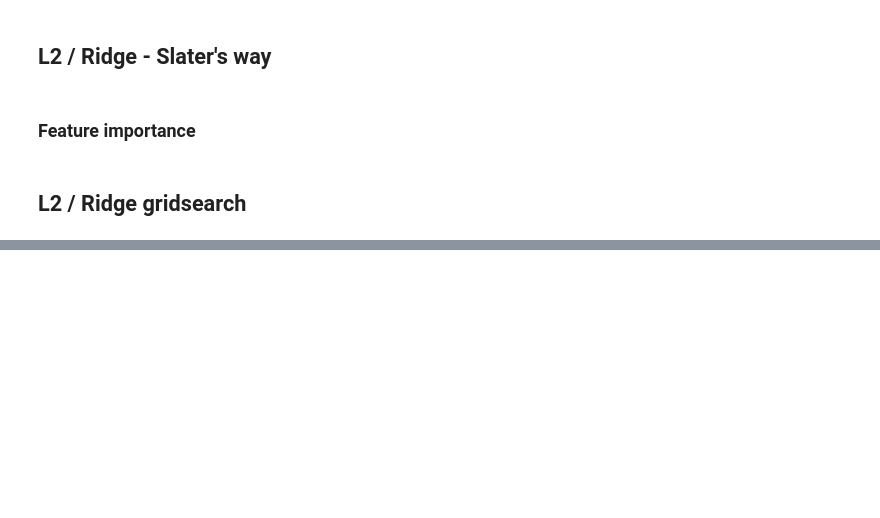
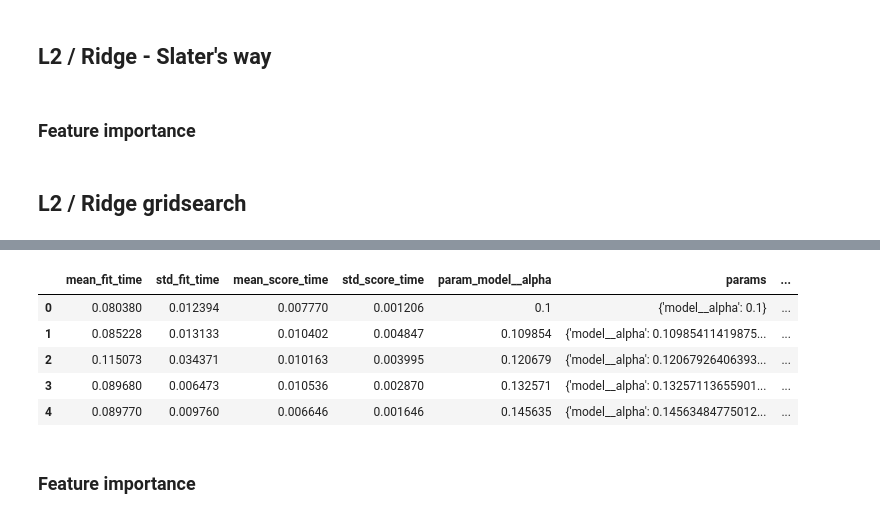
Before and after one commit to ryskgit/QTW_CaseStudy, a Jupyter notebook: Case Study 1/hien_draft.ipynb, the cells around one changed output, grey strips where cells are left out. Cells and saved outputs as stored; diff of their text form; code cells hidden in the pictures; blank space fills up the shorter version.

```diff
--- a/Case Study 1/hien_draft.ipynb
+++ b/Case Study 1/hien_draft.ipynb
@@ -238,13 +299,19 @@ lasso_pipeline.named_steps['model'].coef_
 # %% [markdown]
 ## L2 / Ridge gridsearch
 # %%
-lasso_pipeline = Pipeline(steps=[
+ridge_pipe = Pipeline(steps=[
     ("scaler", StandardScaler()),
     ('model', Ridge())
 ])
 
-params = {'model__alpha': (np.logspace(-8, 8, 100))} # It will check from 1e-08 to 1e+08
+params = {'model__alpha': (np.logspace(-1, 1, 50))}
+split = KFold(shuffle=True, n_splits=5)
 
-lasso_gs = GridSearchCV(lasso_pipeline, params, cv = 10)
-
-lasso_gs.fit(X, y)
+ridge_gs = GridSearchCV(ridge_pipe,
+						param_grid=params,
+						cv=split,
+						scoring="neg_root_mean_squared_error",
+						n_jobs=-1
+)
+# %%
+ridge_gs.fit(X, y)
@@ -250,0 +334,12 @@ lasso_gs.fit(X, y)
+# %%
+gs_results_ridge = pd.DataFrame(ridge_gs.cv_results_)
+gs_results_ridge.head()
+# %% [output]
+|  | mean_fit_time | std_fit_time | mean_score_time | std_score_time | param_model__alpha | params | ... |
+| 0 | 0.080380 | 0.012394 | 0.007770 | 0.001206 | 0.1 | {'model__alpha': 0.1} | ... |
+| 1 | 0.085228 | 0.013133 | 0.010402 | 0.004847 | 0.109854 | {'model__alpha': 0.10985411419875... | ... |
+| 2 | 0.115073 | 0.034371 | 0.010163 | 0.003995 | 0.120679 | {'model__alpha': 0.12067926406393... | ... |
+| 3 | 0.089680 | 0.006473 | 0.010536 | 0.002870 | 0.132571 | {'model__alpha': 0.13257113655901... | ... |
+| 4 | 0.089770 | 0.009760 | 0.006646 | 0.001646 | 0.145635 | {'model__alpha': 0.14563484775012... | ... |
+# %% [markdown]
+### Feature importance
```
Also changed, not shown: parts of 25 cells of this notebook.
